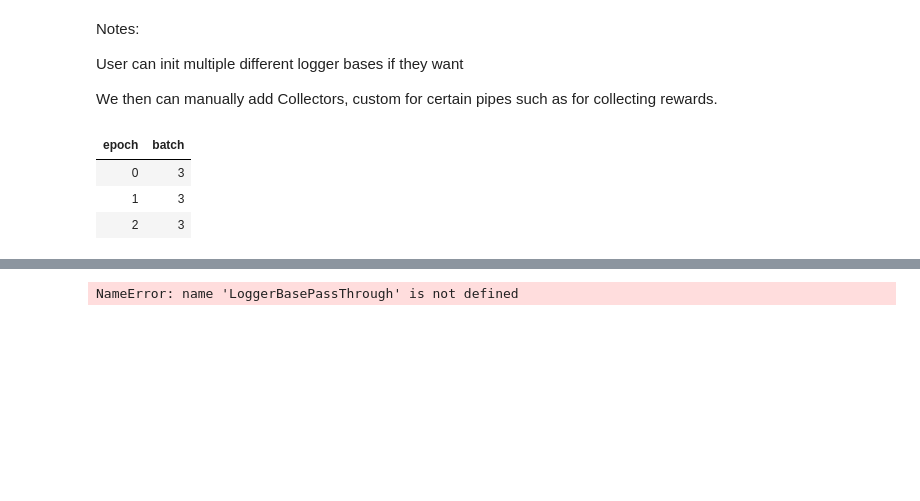
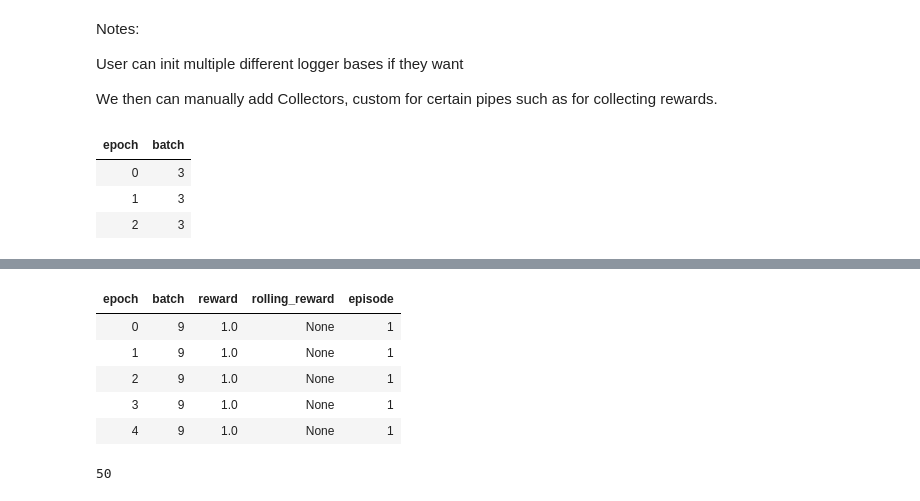
Before and after one commit to josiahls/fastrl, a Jupyter notebook: nbs/05_Logging/09a_loggers.core.ipynb, the cells around one changed output, grey strips where cells are left out. Saved outputs shown, nothing was run; the diff lists cells and outputs as text; code cells hidden in the pictures; blank space fills up the shorter version.

Commit message:
Added: - record catcher and dumper. Maybe this will make the api less weird.

```diff
--- a/nbs/05_Logging/09a_loggers.core.ipynb
+++ b/nbs/05_Logging/09a_loggers.core.ipynb
@@ -493,8 +622,7 @@ episode_detach="Moves the `episode_n` tensor to numpy.",
 )
 # %%
 #|export
-class RollingTerminatedRewardCollector(LogCollector):
-    debug:bool=False
+class RollingTerminatedRewardCollector(dp.iter.IterDataPipe):
     title:str='rolling_reward'
 
     def __init__(self,
@@ -507,7 +635,7 @@ class RollingTerminatedRewardCollector(LogCollector):
 
     def step2terminated(self,step): return bool(step.terminated)
 
-    def reward_detach(self,step):
+    def make_reward(self,step):
         try:
             v = step.total_reward.cpu().detach().numpy()
             if len(v.shape)==0: return float(v)
@@ -517,23 +645,23 @@ class RollingTerminatedRewardCollector(LogCollector):
             raise
 
     def __iter__(self):
+        yield Record(self.title,None)
         for i,steps in enumerate(self.source_datapipe):
-            if self.debug: print(f'RollingTerminatedRewardCollector: ',steps)
             if isinstance(steps,dp.DataChunk):
                 for step in steps:
                     if self.step2terminated(step):
-                        self.rolling_rewards.append(self.reward_detach(step))
-                        for q in self.main_buffers: q.append(Record('rolling_reward',np.average(self.rolling_rewards)))
+                        self.rolling_rewards.append(self.make_reward(step))
+                        yield Record(self.title,np.average(self.rolling_rewards))
             elif self.step2terminated(steps):
-                self.rolling_rewards.append(self.reward_detach(steps))
-                for q in self.main_buffers: q.append(Record('rolling_reward',np.average(self.rolling_rewards)))
+                self.rolling_rewards.append(self.make_reward(steps))
+                yield Record(self.title,np.average(self.rolling_rewards))
             yield steps
 
 add_docs(
 RollingTerminatedRewardCollector,
 """Collects the `total_reward` field from steps if `terminated` is true and
 logs a rolling average of size `rolling_length`.""",
-reward_detach="Moves the `total_reward` tensor to numpy.",
+make_reward="Moves the `total_reward` tensor to numpy.",
 step2terminated="Casts the `terminated` field in steps to a bool"
 )
 # %%
@@ -545,30 +673,54 @@ from fastrl.envs.gym import *
 import gymnasium as gym
 # from fastrl.pipes.map.transforms import *
 # %%
-envs = ['CartPole-v1']*10
+class WorkPipe(dp.iter.IterDataPipe):
+    def __init__(self,source_datapipe):
+            self.source_datapipe = source_datapipe
 
-logger_base = ProgressBarLogger(batch_on_pipe=BatchCollector,epoch_on_pipe=EpochCollector)
+    def __iter__(self):
+          for o in self.source_datapipe:
+                assert isinstance(o,SimpleStep),f'Got: {o} , {type(o)}'
+                yield o
+
+class Printer(dp.iter.IterDataPipe):
+    def __init__(self,source_datapipe):
+            self.source_datapipe = source_datapipe
+
+    def __iter__(self):
+          for o in self.source_datapipe:
+                yield o
+
+envs = ['CartPole-v1'] * 10
+
 
 pipe = dp.iter.IterableWrapper(envs)
 pipe = pipe.map(gym.make)
 pipe = pipe.pickleable_in_memory_cache()
-pipe = LoggerBasePassThrough(pipe,[logger_base])
 pipe = dp.iter.InMemoryCacheHolder(pipe)
 pipe = pipe.cycle()
 pipe = GymStepper(pipe,synchronized_reset=True)
-pipe = RewardCollector(pipe)
-# pipe = InputInjester(pipe)
-# pipe = TestSync(pipe)
+pipe = EpisodeCollector(pipe).catch_records()
+pipe = RollingTerminatedRewardCollector(pipe).catch_records()
+pipe = RewardCollector(pipe).catch_records()
 pipe = pipe.header(limit=10)
+# pipe = Printer(pipe)
 
+pipe = WorkPipe(pipe)
 
 pipe = BatchCollector(pipe,batch_on_pipe=dp.iter.Header)
-pipe = EpochCollector(pipe,epochs=5)
-pipe = logger_base.connect_source_datapipe(pipe)
+pipe = EpochCollector(pipe,epochs=5).dump_records()
+pipe = ProgressBarLogger(pipe,batch_on_pipe=BatchCollector,epoch_on_pipe=EpochCollector,warmup=5)
 # Turn off the seed so that some envs end before others...
 steps = list(pipe)
+len(steps)
 # %% [output]
+| epoch | batch | reward | rolling_reward | episode |
+| 0 | 9 | 1.0 | None | 1 |
+| 1 | 9 | 1.0 | None | 1 |
+| 2 | 9 | 1.0 | None | 1 |
+| 3 | 9 | 1.0 | None | 1 |
+| 4 | 9 | 1.0 | None | 1 |
-NameError: name 'LoggerBasePassThrough' is not defined
+50
 # %%
 # dl = DataLoader2(
 #     pipe,
```
Also changed, not shown: parts of 15 cells of this notebook, 2 other files.
